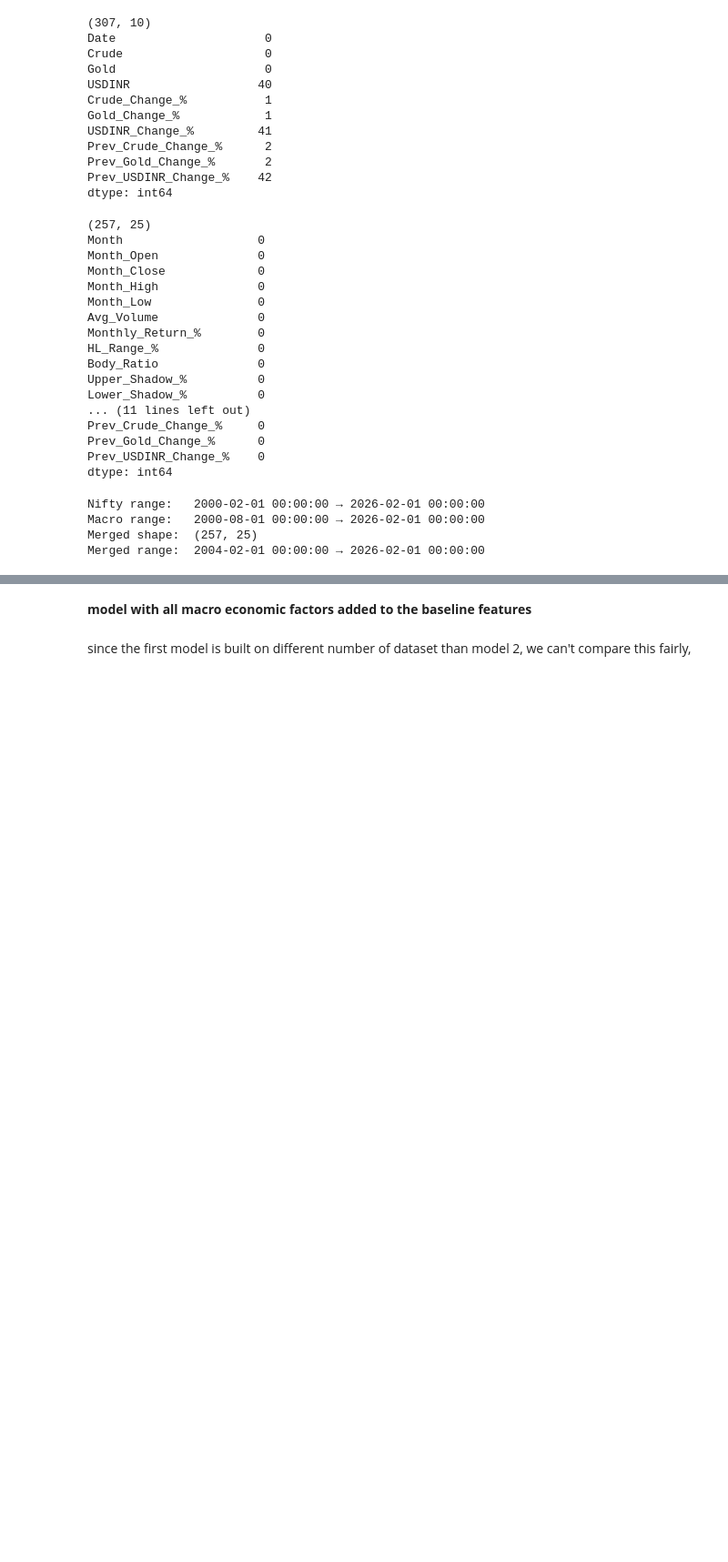
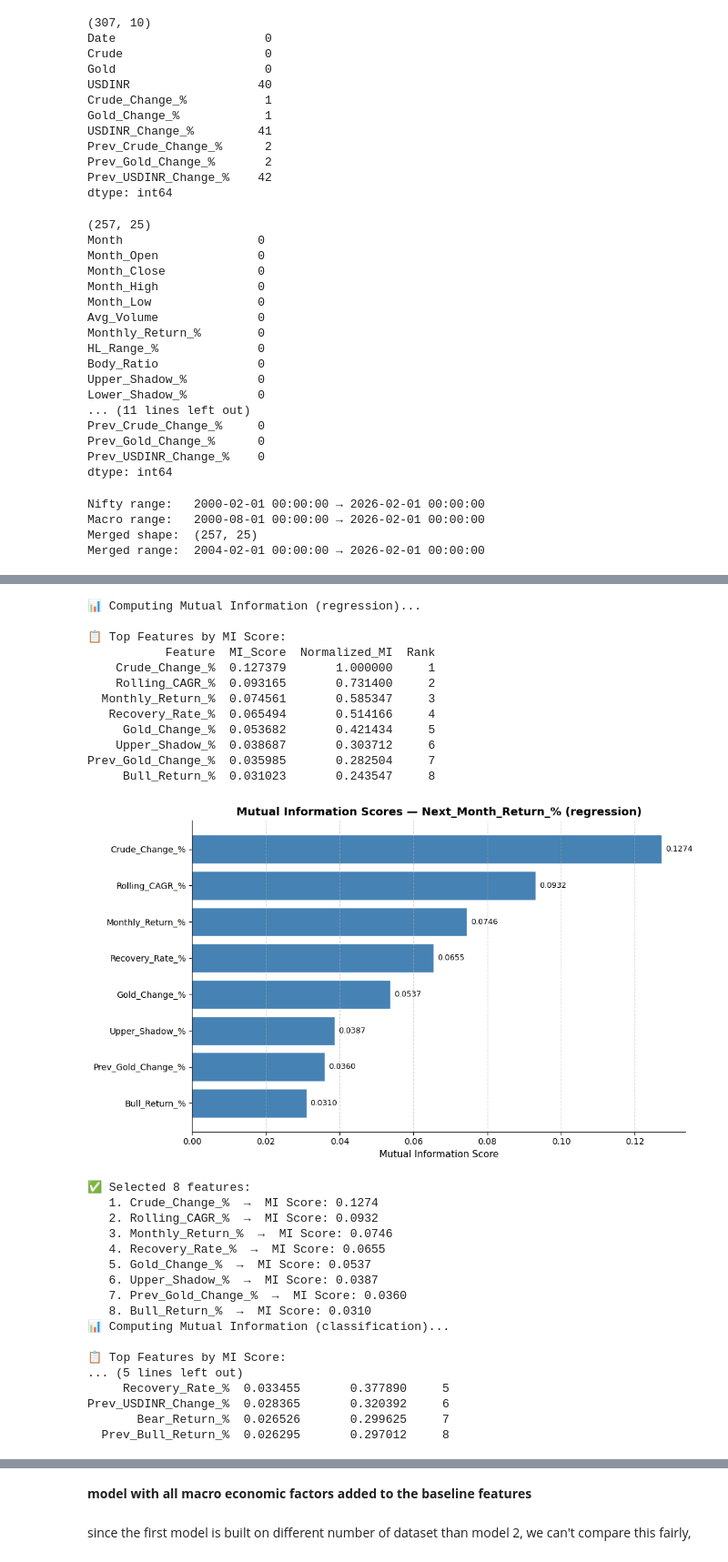
Before and after one commit to aparna-2001/nifty50-stock-price-forecasting, a Jupyter notebook: Copy_of_nifty50_monthly_eda_prediction_ipynb.ipynb, the cells around one changed output, grey strips where cells are left out. Shown at 91% size. Cells and saved outputs as stored; diff of their text form; code cells hidden in the pictures; blank space fills up the shorter version.

Commit message:
added mutual information in macro features affecting stock price

```diff
--- a/Copy_of_nifty50_monthly_eda_prediction_ipynb.ipynb
+++ b/Copy_of_nifty50_monthly_eda_prediction_ipynb.ipynb
@@ -525,0 +543,64 @@ NameError: name 'feature_cols_v2' is not defined
+# %%
+feature_cols_v2 = [
+    "Monthly_Return_%",
+    "HL_Range_%",
+    "Body_Ratio",
+    "Upper_Shadow_%",
+    "Lower_Shadow_%",
+    "Recovery_Rate_%",
+    "Bull_Return_%",
+    "Bear_Return_%",
+    "Prev_Bull_Return_%",
+    "Prev_Bear_Return_%",
+    "Rolling_CAGR_%",
+    "Crude_Change_%",
+    "Gold_Change_%",
+    "USDINR_Change_%",
+    "Prev_Crude_Change_%",
+    "Prev_Gold_Change_%",
+    "Prev_USDINR_Change_%",
+]
+# %%
+mi_df_reg, top_reg_features = mi_feature_selection_pipeline(
+    monthly_v2[feature_cols_v2 + ['Next_Month_Return_%']],
+    'Next_Month_Return_%', task='regression', top_n=8, plot=True
+)
+
+mi_df_clf, top_clf_features = mi_feature_selection_pipeline(
+    monthly_v2[feature_cols_v2 + ['Next_Month_Direction']],
+    'Next_Month_Direction', task='classification', top_n=8, plot=True
+)
+
+print("Top Regression Features:", top_reg_features)
+print("Top Classification Features:", top_clf_features)
+# %% [output]
+📊 Computing Mutual Information (regression)...
+
+📋 Top Features by MI Score:
+           Feature  MI_Score  Normalized_MI  Rank
+    Crude_Change_%  0.127379       1.000000     1
+    Rolling_CAGR_%  0.093165       0.731400     2
+  Monthly_Return_%  0.074561       0.585347     3
+   Recovery_Rate_%  0.065494       0.514166     4
+     Gold_Change_%  0.053682       0.421434     5
+    Upper_Shadow_%  0.038687       0.303712     6
+Prev_Gold_Change_%  0.035985       0.282504     7
+     Bull_Return_%  0.031023       0.243547     8
+[figure, added]
+✅ Selected 8 features:
+   1. Crude_Change_%  →  MI Score: 0.1274
+   2. Rolling_CAGR_%  →  MI Score: 0.0932
+   3. Monthly_Return_%  →  MI Score: 0.0746
+   4. Recovery_Rate_%  →  MI Score: 0.0655
+   5. Gold_Change_%  →  MI Score: 0.0537
+   6. Upper_Shadow_%  →  MI Score: 0.0387
+   7. Prev_Gold_Change_%  →  MI Score: 0.0360
+   8. Bull_Return_%  →  MI Score: 0.0310
+📊 Computing Mutual Information (classification)...
+
+📋 Top Features by MI Score:
+... (5 lines left out)
+     Recovery_Rate_%  0.033455       0.377890     5
+Prev_USDINR_Change_%  0.028365       0.320392     6
+       Bear_Return_%  0.026526       0.299625     7
+  Prev_Bull_Return_%  0.026295       0.297012     8
```
Also changed, not shown: parts of 4 cells of this notebook.
